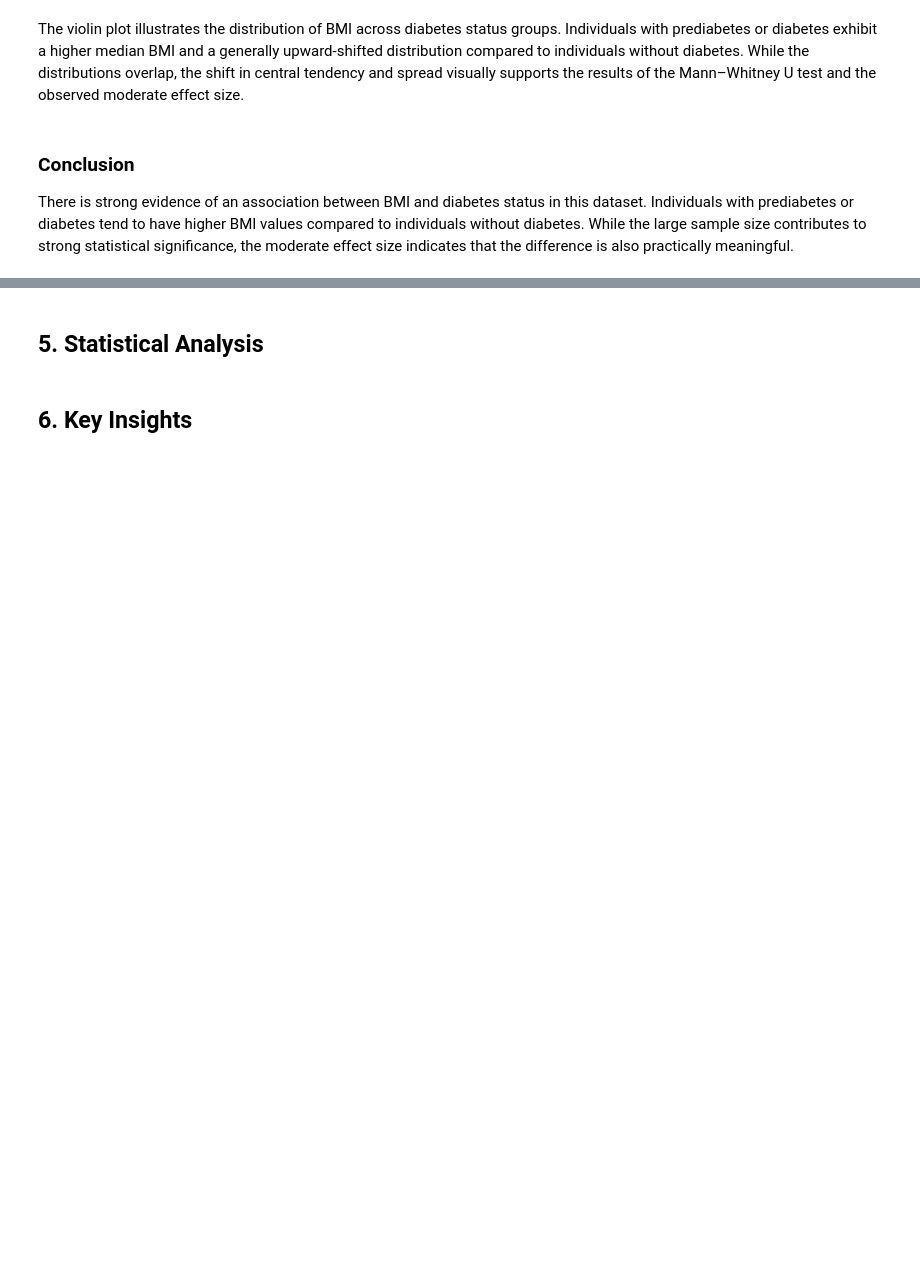
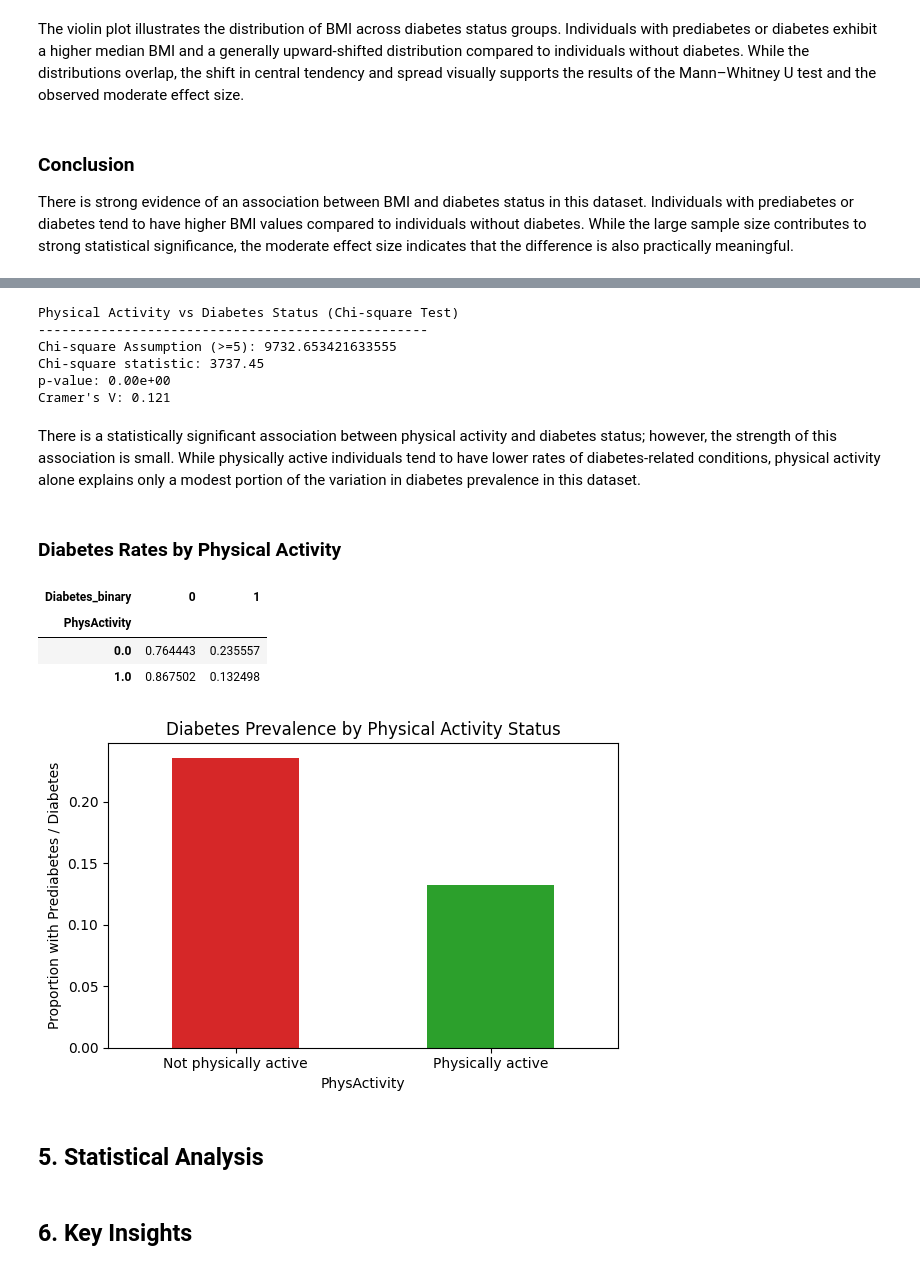
Before and after one commit to Brian16Park/cdc-health-eda, a Jupyter notebook: eda_statistical_analysis.ipynb, the cells around one changed output, grey strips where cells are left out. Cells and saved outputs as stored; diff of their text form; code cells hidden in the pictures; blank space fills up the shorter version.

```diff
--- a/eda_statistical_analysis.ipynb
+++ b/eda_statistical_analysis.ipynb
@@ -274,3 +300,62 @@ There is strong evidence of an association between BMI and diabetes status in th
+# %%
+print("Physical Activity vs Diabetes Status (Chi-square Test)")
+print("-" * 50)
+print(f"Chi-square Assumption (>=5): {expected.min()}")
+print(f"Chi-square statistic: {chi2:.2f}")
+print(f"p-value: {p:.2e}")
+print(f"Cramer's V: {cramers_v:.3f}")
+# %% [output]
+Physical Activity vs Diabetes Status (Chi-square Test)
+--------------------------------------------------
+Chi-square Assumption (>=5): 9732.653421633555
+Chi-square statistic: 3737.45
+p-value: 0.00e+00
+Cramer's V: 0.121
+# %% [markdown]
+There is a statistically significant association between physical activity and diabetes status; however, the strength of this association is small. While physically active individuals tend to have lower rates of diabetes-related conditions, physical activity alone explains only a modest portion of the variation in diabetes prevalence in this dataset.
+# %% [markdown]
+### Diabetes Rates by Physical Activity
+# %%
+# proportion of diabetes by physical activity status
+prop_table = (
+    pd.crosstab(df["PhysActivity"], df["Diabetes_binary"], normalize="index")
+)
+
+prop_table
+# %% [output]
+| Diabetes_binary | 0 | 1 |
+| PhysActivity |  |  |
+| 0.0 | 0.764443 | 0.235557 |
+| 1.0 | 0.867502 | 0.132498 |
+# %%
+import matplotlib.pyplot as plt
+
+# bar chart of diabetes prevalence by physical activity
+prop_table[1].plot(
+    kind="bar",
+    figsize=(6, 4),
+    color=["#d62728", "#2ca02c"]
+)
+
+plt.xticks(
+    ticks=[0, 1],
+    labels=["Not physically active", "Physically active"],
+    rotation=0
+)
+
+plt.ylabel("Proportion with Prediabetes / Diabetes")
+plt.title("Diabetes Prevalence by Physical Activity Status")
+
+plt.savefig(
+    "figures/diabetes_by_physical_activity.png",
+    dpi=300,
+    bbox_inches="tight"
+)
+
+plt.tight_layout()
+plt.show()
+# %% [output]
+[figure, added]
 # %% [markdown]
 ## 5. Statistical Analysis
 # %% [markdown]
```
Also changed, not shown: parts of 3 cells of this notebook, 2 other files.
